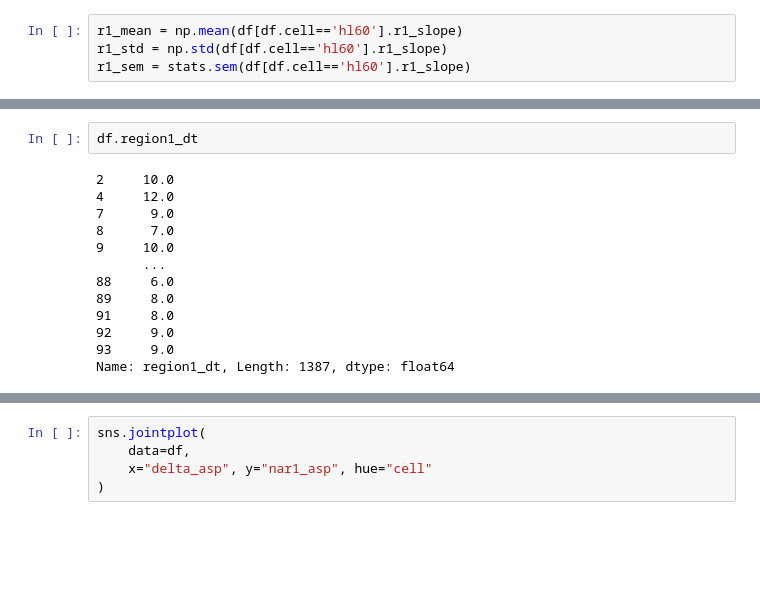
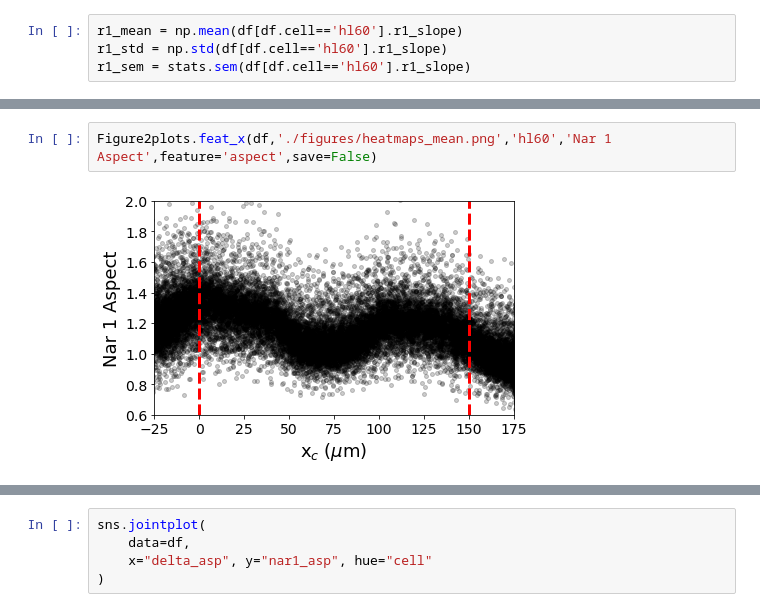
Before and after one commit to siwylab/time-series-dc, a Jupyter notebook: Figure 2.ipynb, the cells around one changed output, grey strips where cells are left out. Drawn from its saved outputs; the diff is of its cells as text; blank space fills up the shorter version.

```diff
--- a/Figure 2.ipynb
+++ b/Figure 2.ipynb
@@ -125,15 +107,4 @@ Figure2plots.pop_means_sem(df,'Region 1 Slope','r1_slope',save=False)
-# %%
-df.region1_dt
-# %% [output]
-2     10.0
-4     12.0
-7      9.0
-8      7.0
-9     10.0
-      ...
-88     6.0
-89     8.0
-91     8.0
-92     9.0
-93     9.0
-Name: region1_dt, Length: 1387, dtype: float64
+# %%
+Figure2plots.feat_x(df,'./figures/heatmaps_mean.png','hl60','Nar 1 Aspect',feature='aspect',save=False)
+# %% [output]
+[figure, added]
```
Also changed, not shown: parts of 14 cells of this notebook, 10 other files.
